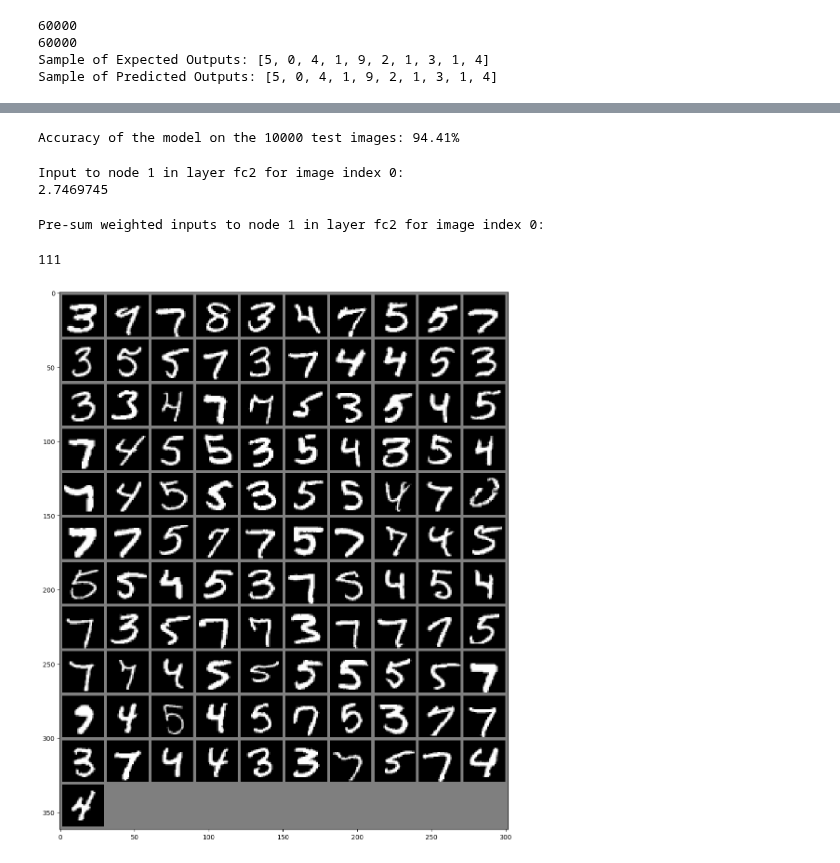
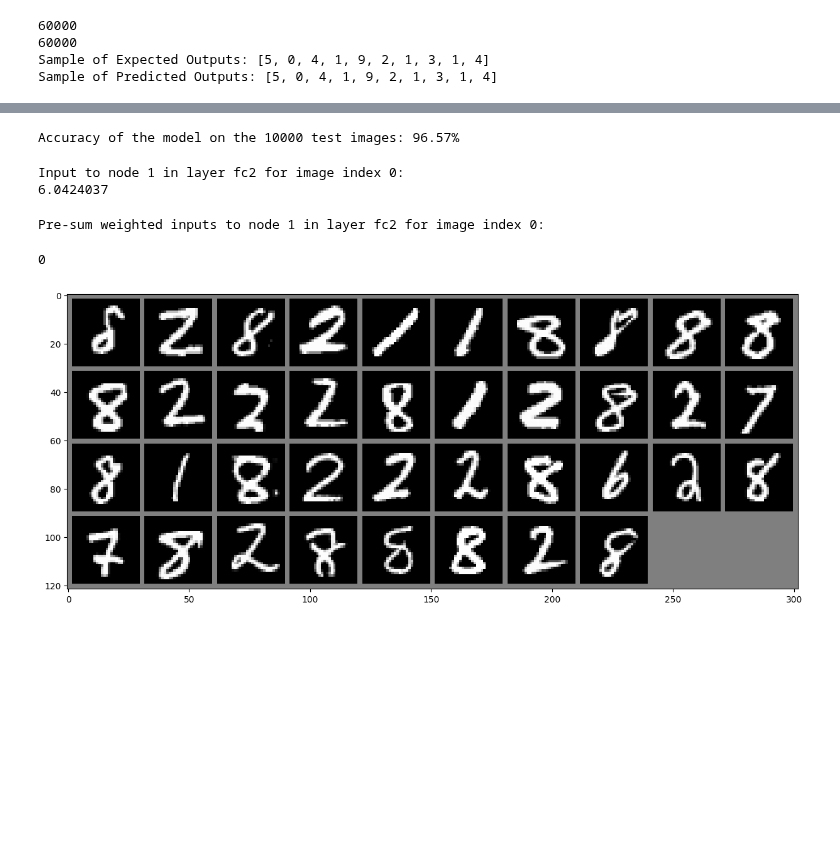
Before and after one commit to benrichards4376/Explanatory-Neural-Networks, a Jupyter notebook: MNIST_explained.ipynb, the cells around one changed output, grey strips where cells are left out. Drawn from its saved outputs; the diff is of its cells as text; code cells hidden in the pictures; blank space fills up the shorter version.

```diff
--- a/MNIST_explained.ipynb
+++ b/MNIST_explained.ipynb
@@ -240,7 +244,7 @@ explainable_net = ExplainableNetwork(model)
 criterion = nn.CrossEntropyLoss()
 optimizer = optim.Adam(model.parameters(), lr=0.001)
 
-num_epochs = 2  # Adjust as needed
+num_epochs = 10  # Adjust as needed
 
 for epoch in range(num_epochs):
     explainable_net.start_epoch(epoch, num_epochs)
@@ -398,7 +402,7 @@ with torch.no_grad():
 accuracy = 100 * correct / total
 print(f'Accuracy of the model on the 10000 test images: {accuracy}%')
 # %% [output]
-Accuracy of the model on the 10000 test images: 94.41%
+Accuracy of the model on the 10000 test images: 96.57%
 # %%
 # Corrected usage with image_index as an integer
 image_index = 0  # Replace with the desired image index
@@ -411,7 +415,7 @@ print("Input to node {} in layer {} for image index {}:".format(target_node, tar
 print(input_to_node)
 # %% [output]
 Input to node 1 in layer fc2 for image index 0:
-2.7469745
+6.0424037
 # %%
 pre_sum_input_to_node = explainable_net.get_pre_sum_node_input(target_layer, target_node, image_index)
 
@@ -491,8 +495,8 @@ def DiscriminatedOutputs(explainable_network, positive, trueWithRespectToGradien
             gradient = explainable_network.get_gradients(input_index)
 
             if activation is not None and gradient is not None:
-                activations[input_index] = activation['fc2'][4]
-                gradients[input_index] = -gradient['fc2'][4] # Negative of the gradient
+                activations[input_index] = activation['fc2'][1]
+                gradients[input_index] = -gradient['fc2'][1] # Negative of the gradient
                 colors.append(color_map(expected))  # Color code based on the correct digit
 
     # Convert lists to numpy arrays for numerical operations
@@ -512,37 +516,37 @@ def DiscriminatedOutputs(explainable_network, positive, trueWithRespectToGradien
             if ((valueA - activation_mean) > 1.5 * activation_std) and ((gradients[keyA] - gradient_mean) > 1.5 * gradient_std):
                 extreme_outliers.append(keyA)
     elif not positive and not trueWithRespectToGradient:
         for keyA, valueA in activations.items():
             if ((valueA - activation_mean) < 1.5 * activation_std) and ((gradients[keyA] - gradient_mean) < 1.5 * gradient_std):
                 extreme_outliers.append(keyA)
 
     return extreme_outliers
 truePos = DiscriminatedOutputs(explainable_net, True, True)
-trueNeg = DiscriminatedOutputs(explainable_net, False, False)
-print(len(truePos))
+trueNeg = DiscriminatedOutputs(explainable_net, False, True)
+print(len(trueNeg))
 
 def display_image_grid(images, rows, cols):
     grid = torchvision.utils.make_grid(images, nrow=cols)
     grid = grid / 2 + 0.5  # Unnormalize
     plt.figure(figsize=(15, 15))  # Adjust the size as needed
     plt.imshow(grid.permute(1, 2, 0))
     plt.show()
 
 # Number of images per grid
 images_per_grid = 128  # for example, a 4x4 grid
 
 # Calculate rows and columns for the grid
 cols = 10  # Number of columns
 rows = images_per_grid // cols
 
 # Display the images in grids
 for i in range(0, len(truePos), images_per_grid):
     selected_indices = truePos[i:i+images_per_grid]
     selected_images = torch.stack([all_images[index] for index in selected_indices])
     display_image_grid(selected_images, rows, cols)
 # %% [output]
-111
+0
-[figure, old version]
+[figure, new version]
 # %%
 def DiscriminatedOutputs(explainable_network, positive, trueWithRespectToGradient):
     activations = []
```
Also changed, not shown: parts of 8 cells of this notebook.
